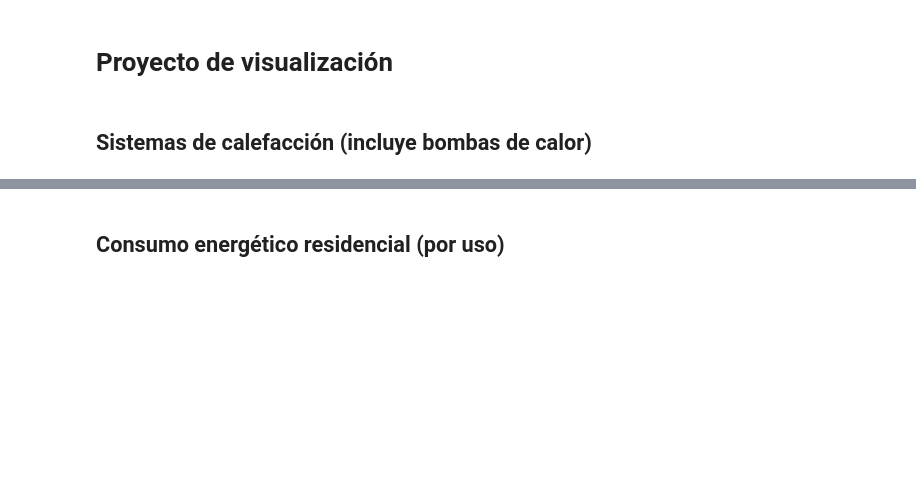
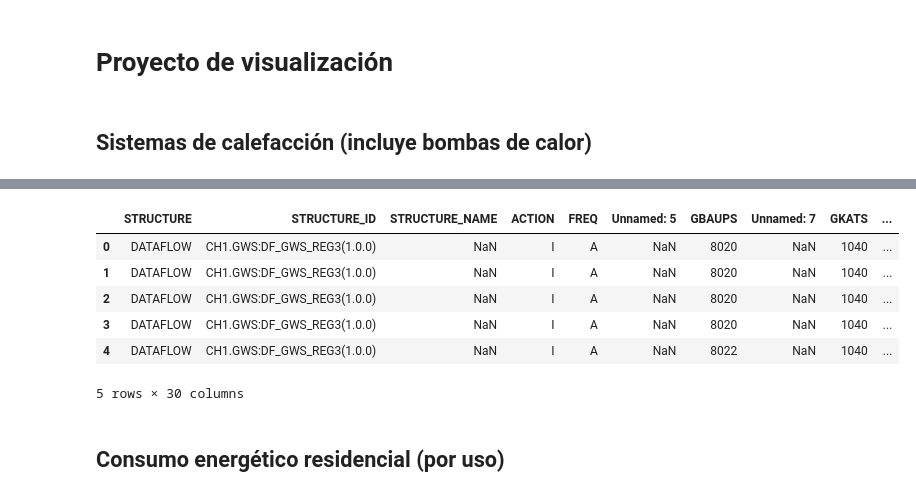
Before and after one commit to franchi2412/visualizaciones-practica, a Jupyter notebook: practica.ipynb, the cells around one changed output, grey strips where cells are left out. Saved outputs shown, nothing was run; the diff lists cells and outputs as text; code cells hidden in the pictures; blank space fills up the shorter version.

```diff
--- a/practica.ipynb
+++ b/practica.ipynb
@@ -4,0 +22,15 @@
+# %%
+import pandas as pd
+
+path = "data/heating_systems/raw/CH1.GWS_DF_GWS_REG3_2021_2024.csv"
+df_raw = pd.read_csv(path)
+
+df_raw.head()
+# %% [output]
+|  | STRUCTURE | STRUCTURE_ID | STRUCTURE_NAME | ACTION | FREQ | Unnamed: 5 | GBAUPS | Unnamed: 7 | GKATS | ... |
+| 0 | DATAFLOW | CH1.GWS:DF_GWS_REG3(1.0.0) | NaN | I | A | NaN | 8020 | NaN | 1040 | ... |
+| 1 | DATAFLOW | CH1.GWS:DF_GWS_REG3(1.0.0) | NaN | I | A | NaN | 8020 | NaN | 1040 | ... |
+| 2 | DATAFLOW | CH1.GWS:DF_GWS_REG3(1.0.0) | NaN | I | A | NaN | 8020 | NaN | 1040 | ... |
+| 3 | DATAFLOW | CH1.GWS:DF_GWS_REG3(1.0.0) | NaN | I | A | NaN | 8020 | NaN | 1040 | ... |
+| 4 | DATAFLOW | CH1.GWS:DF_GWS_REG3(1.0.0) | NaN | I | A | NaN | 8022 | NaN | 1040 | ... |
+5 rows × 30 columns
```
Also changed, not shown: parts of 6 cells of this notebook, 3 other files.
